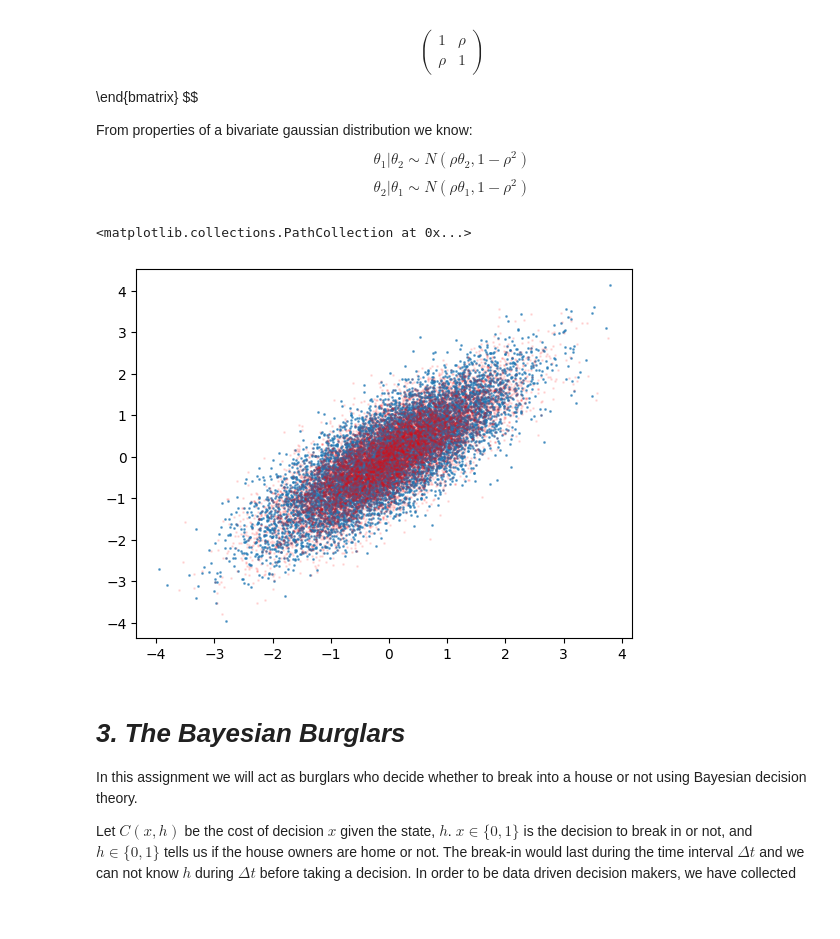
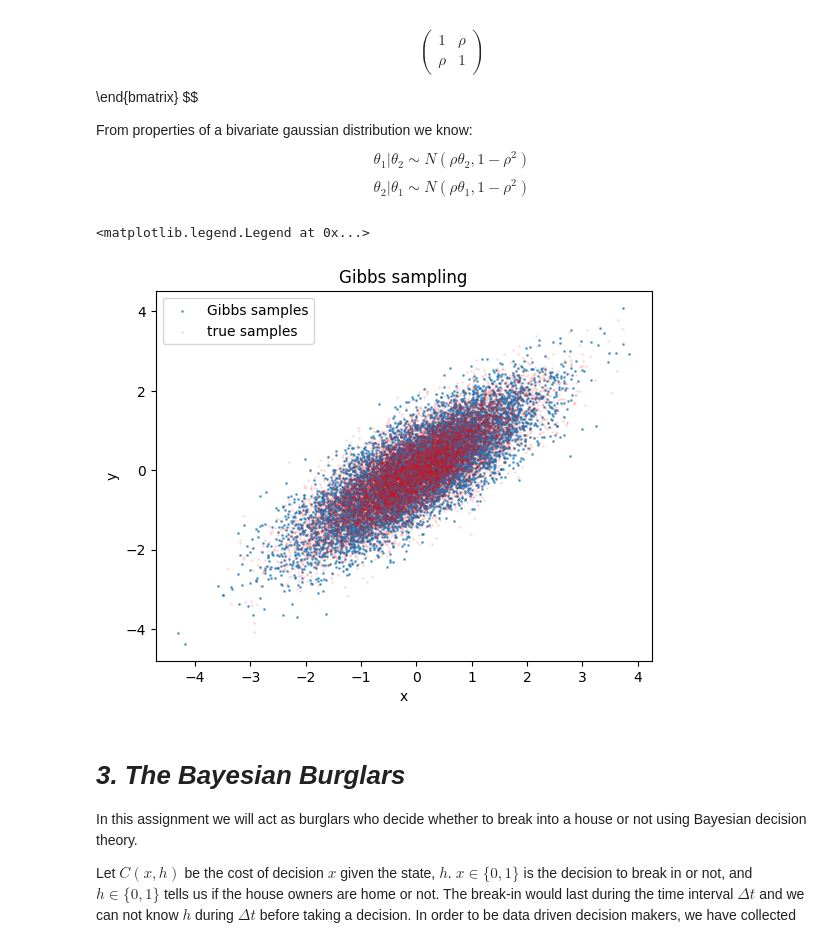
Before and after one commit to leonardodeclara/DD2447-Statistical-Methods-in-Applied-Computer-Science, a Jupyter notebook: Assignment_2/assignment2.ipynb, the cells around one changed output. Saved outputs shown, nothing was run; the diff lists cells and outputs as text; code cells hidden in the pictures; blank space fills up the shorter version.

```diff
--- a/Assignment_2/assignment2.ipynb
+++ b/Assignment_2/assignment2.ipynb
@@ -218,29 +218,33 @@ $$\theta_2|\theta_1 \sim N(\rho\theta_1, 1-\rho^2)$$
 # %%
 # Gibbs sampler
 
 # from the covariance matrix we know:
 
 rho = 0.8
 z_1 = 0
 z_2 = 0
 
 z_1_fin = []
 z_2_fin = []
 
 T = 10000
 for i in range(1, T+1):
 
     # the conditional distribution is proportional to the joint distribution
     z_1 = np.random.normal(rho*z_2, np.sqrt(1-rho**2))
     z_1_fin.append(z_1)
     z_2 = np.random.normal(rho*z_1, np.sqrt(1-rho**2))
     z_2_fin.append(z_2)
 
-plt.scatter(z_1_fin, z_2_fin, s=1, alpha = 0.6)
+plt.scatter(z_1_fin, z_2_fin, s=1, alpha = 0.6, label='Gibbs samples')
 plt.scatter(samples[:,0], samples[:,1], s=1, color='red', alpha=0.1, label='true samples')
+plt.xlabel('x')
+plt.ylabel('y')
+plt.title('Gibbs sampling')
+plt.legend()
 # %% [output]
-<matplotlib.collections.PathCollection at 0x...>
+<matplotlib.legend.Legend at 0x...>
-[figure, old version]
+[figure, new version]
 # %% [markdown]
 # ***3. The Bayesian Burglars***
 
```
Also changed, not shown: parts of 10 cells of this notebook, 2 other files.
